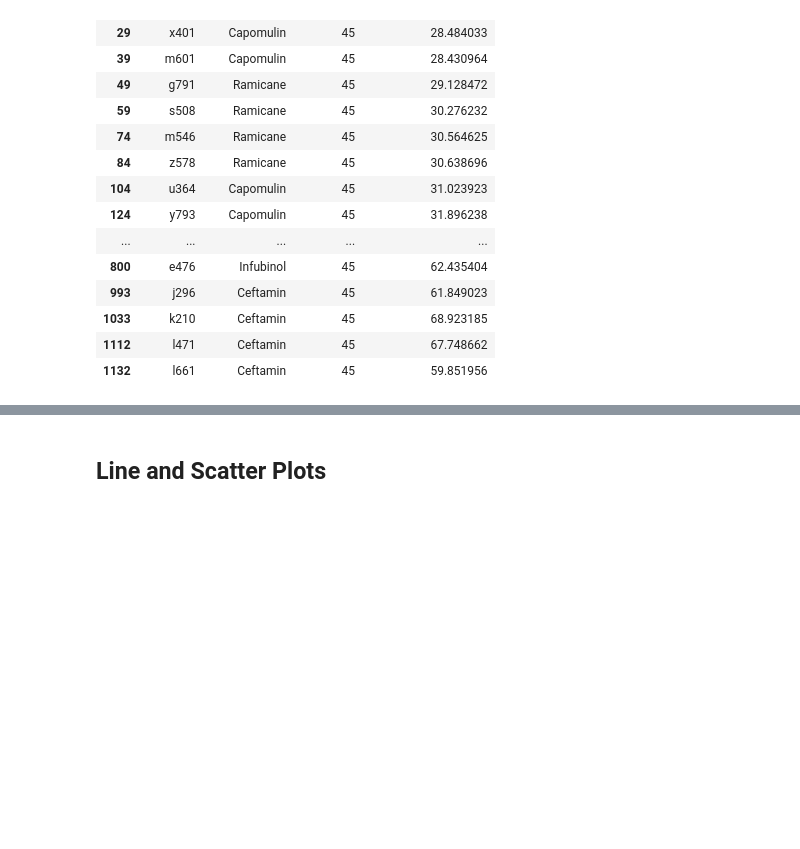
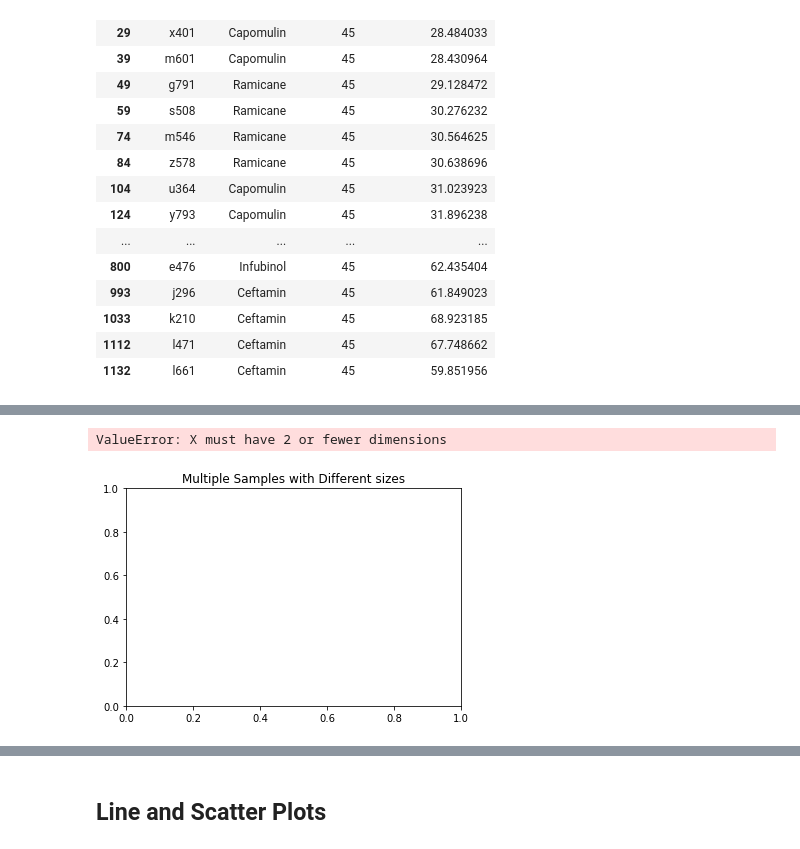
Before and after one commit to clem1803/matplotlib-challenge, a Jupyter notebook: pymaceuticals_starter.ipynb, the cells around one changed output, grey strips where cells are left out. Saved outputs shown, nothing was run; the diff lists cells and outputs as text; code cells hidden in the pictures; blank space fills up the shorter version.

```diff
--- a/pymaceuticals_starter.ipynb
+++ b/pymaceuticals_starter.ipynb
@@ -482,0 +624,11 @@ groupby_fav_regimen_last_time.head()
+# %%
+data = [capomulin, ceftamin, Infubinal, Ramicane]
+# %%
+fig7, ax7 = plt.subplots()
+ax7.set_title('Multiple Samples with Different sizes')
+ax7.boxplot(data)
+
+plt.show()
+# %% [output]
+ValueError: X must have 2 or fewer dimensions
+[figure, added]
```
Also changed, not shown: parts of 35 cells of this notebook, 1 other file.
